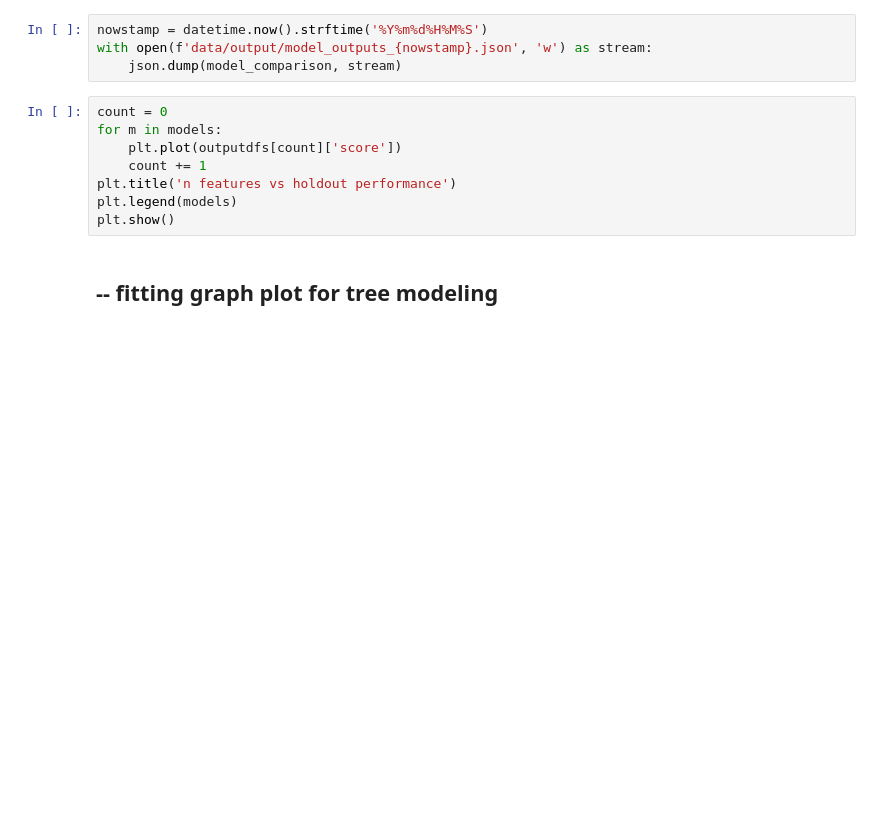
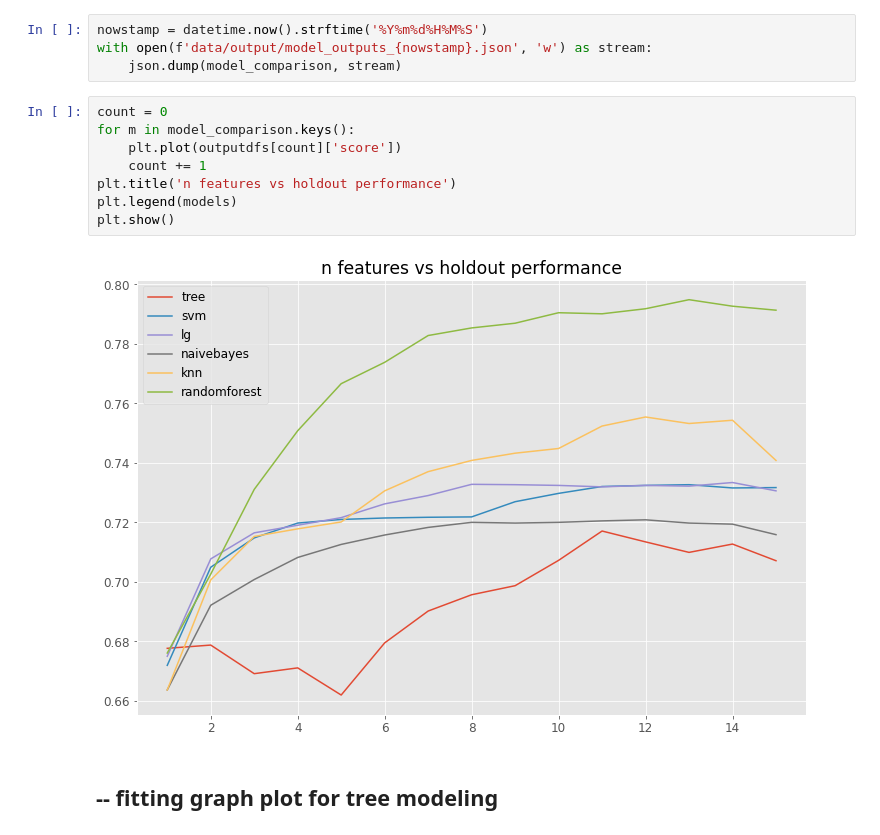
Before and after one commit to happyhil/uva-strategy-analytics, a Jupyter notebook: assignments/assignment2/model.ipynb, the cells around one changed output. Drawn from its saved outputs; the diff is of its cells as text; blank space fills up the shorter version.

```diff
--- a/assignments/assignment2/model.ipynb
+++ b/assignments/assignment2/model.ipynb
@@ -200,12 +201,14 @@ with open(f'data/output/model_outputs_{nowstamp}.json', 'w') as stream:
     json.dump(model_comparison, stream)
 # %%
 count = 0
-for m in models:
+for m in model_comparison.keys():
     plt.plot(outputdfs[count]['score'])
     count += 1
 plt.title('n features vs holdout performance')
 plt.legend(models)
 plt.show()
+# %% [output]
+[figure, added]
 # %% [markdown]
 ## -- fitting graph plot for tree modeling
 # %%
```
Also changed, not shown: parts of 2 cells of this notebook.
